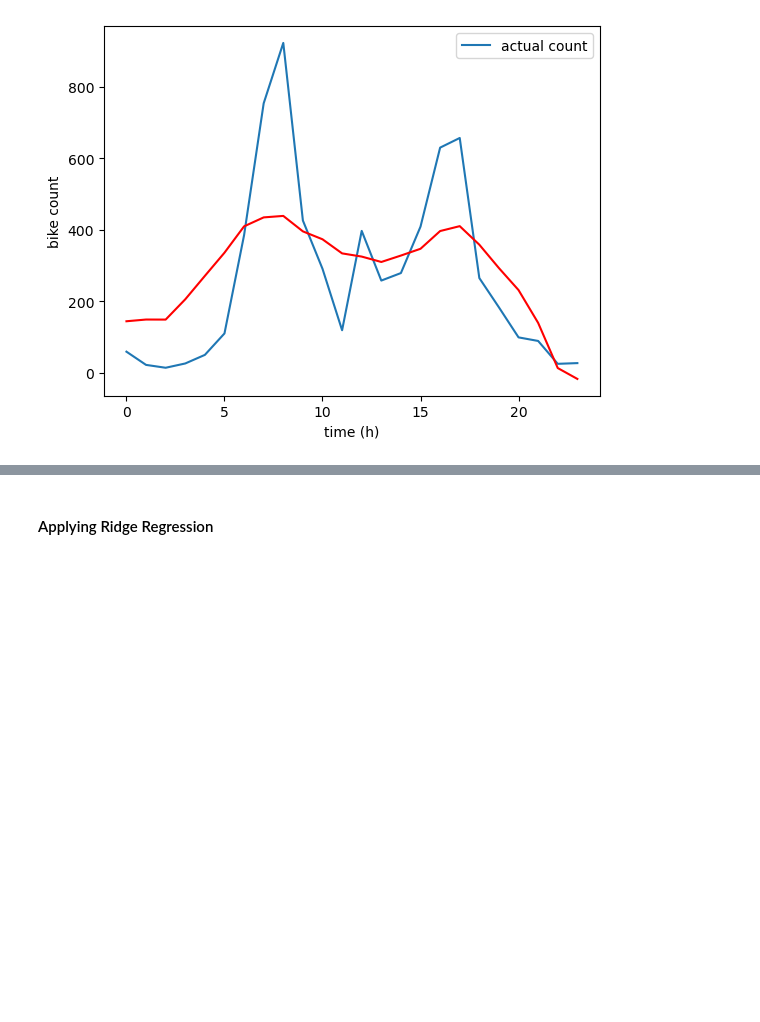
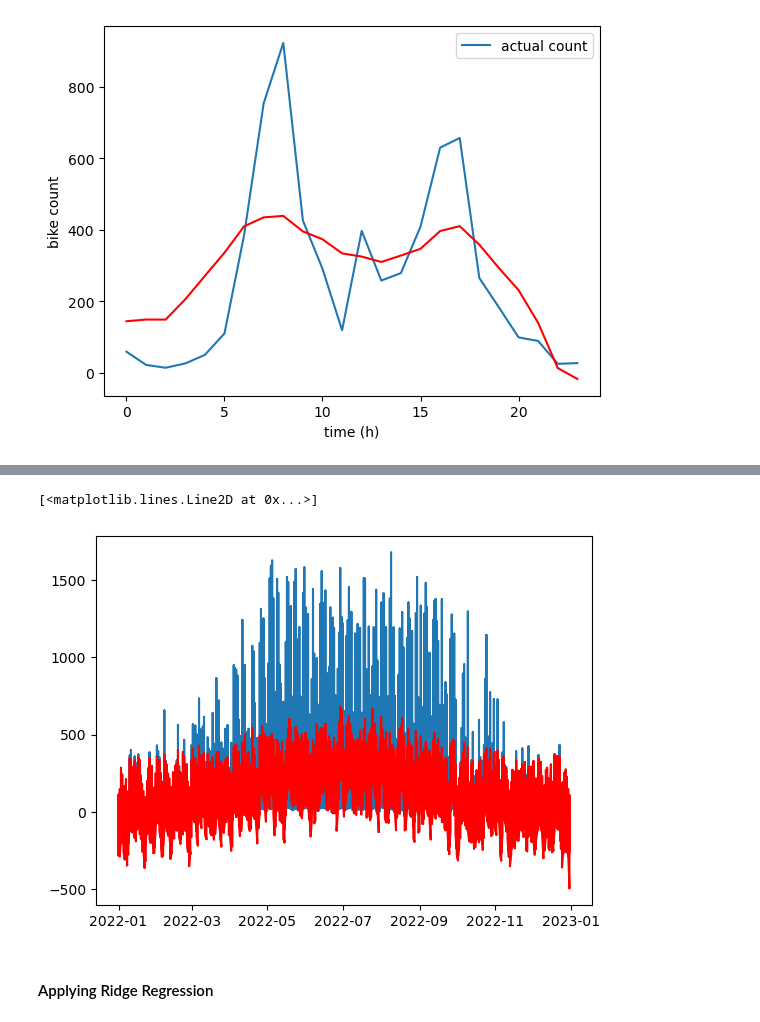
Before and after one commit to KeremOzemre/Mathematical_Modelling_Project, a Jupyter notebook: part_2.ipynb, the cells around one changed output, grey strips where cells are left out. Drawn from its saved outputs; the diff is of its cells as text; code cells hidden in the pictures; blank space fills up the shorter version.

```diff
--- a/part_2.ipynb
+++ b/part_2.ipynb
@@ -277,3 +310,9 @@ Name: datetime, Length: 8760, dtype: int32
+# %%
+plt.plot(df_validating["datetime"].dt.date.values, df_validating["bike_count"], label="actual count")
+plt.plot(df_validating["datetime"].dt.date.values, (XX @ w),color="red")
+# %% [output]
+[<matplotlib.lines.Line2D at 0x...>]
+[figure, added]
 # %% [markdown]
 #### Applying Ridge Regression
 # %%
```
Also changed, not shown: parts of 6 cells of this notebook.
